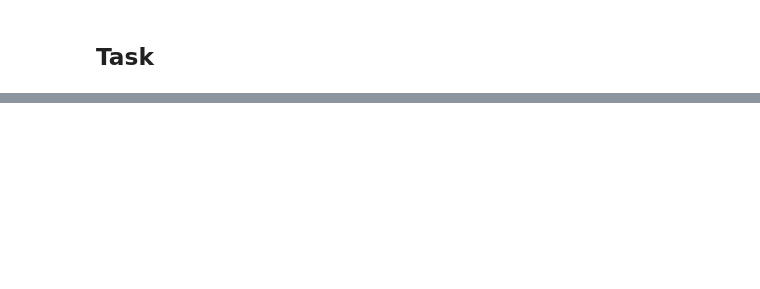
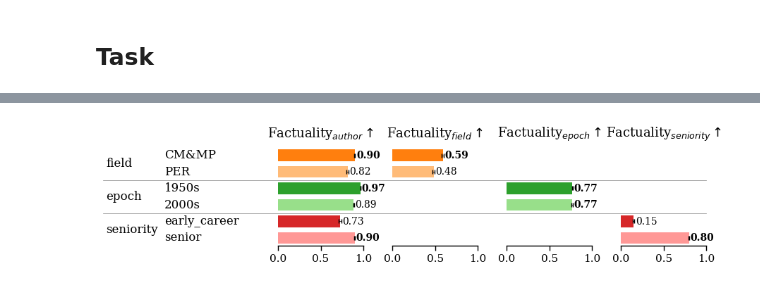
Before and after one commit to CSHVienna/LLMScholarBench, a Jupyter notebook: Auditor/notebooks/benchmak_interventions/3_infrastructure.ipynb, the cells around one changed output, grey strips where cells are left out. Cells and saved outputs as stored; diff of their text form; code cells hidden in the pictures; blank space fills up the shorter version.

```diff
--- a/Auditor/notebooks/benchmak_interventions/3_infrastructure.ipynb
+++ b/Auditor/notebooks/benchmak_interventions/3_infrastructure.ipynb
@@ -269,0 +327,7 @@ gridbar.plt.close()
+# %%
+df_summary_per_task = io.pd.DataFrame()
+groupby = ['task_name', 'task_param', 'metric_name']
+df_summary_per_task = aggregators.aggregate_per_group(df_per_attempt, groupby, alpha=0.05, metric_value_col='metric_value', metric_name_col='metric_name')
+df_summary_per_task.loc[:, 'metric_group'] = df_summary_per_task.metric_name.apply(lambda x: x.split('_')[0])
+df_summary_per_task.loc[:, 'metric_name_short'] = df_summary_per_task.metric_name.apply(lambda x: x.split('_')[-1])
+df_summary_per_task.head(2)
@@ -269,0 +338,45 @@ gridbar.plt.close()
+# %%
+
+index = ['task_name','task_param']
+group_order = [t for t in constants.EXPERIMENT_TASKS if t not in ['top_k','twins']]
+index_order = [(t,p) for t in group_order for p in constants.TASK_PARAMS_BY_TASK[t]]
+
+values = (
+    df_summary_per_task.pivot(index=index, columns='metric_name', values='mean')
+)
+
+ci_low = (
+    df_summary_per_task.pivot(index=index, columns='metric_name', values='ci_low')
+)
+
+ci_high = (
+    df_summary_per_task.pivot(index=index, columns='metric_name', values='ci_high')
+)
+
+row_color_map = gridcons.TASK_PARAM_COLORS
+
+panels = gridcons.PANELS_FACTUALITY_GROUPS
+width_ratios = gridbar.width_ratios_for_split(k_panels=len(panels), bars_share=0.7)
+
+fig = gridbar.plot_metric_grid_from_pivot(
+    values,
+    panels=panels,
+    ci_low=ci_low,
+    ci_high=ci_high,
+    highlight_rules=constants.BENCHMARK_METRIC_HIGHLIGHT_RULES,
+    layout=gridbar.LayoutSpec(figsize=(9, 1.9), wspace=0.3, separator_lw=0.5, width_ratios=width_ratios),
+    style=gridbar.StyleSpec(bar_height=0.7, title_fontsize=13, label_fontsize=12, tick_fontsize=11, value_fontsize=10, grid_x=False, x_vlines_lw=0),
+    xlim=(0, 1),
+    xticks=[0, 0.5, 1.0],
+    row_color_map=row_color_map,
+    index_order = index_order
+)
+
+fn = io.path_join(PLOTS_PATH, f'{PREFIX}_by_task_param_factuality.pdf')
+if fn is not None:
+    fig.savefig(fn, dpi=constants.FIG_DPI, bbox_inches='tight')
+
+gridbar.plt.show()
+gridbar.plt.close()
+# %% [output]
+[figure, added]
```
Also changed, not shown: parts of 10 cells of this notebook, 10 other files.
